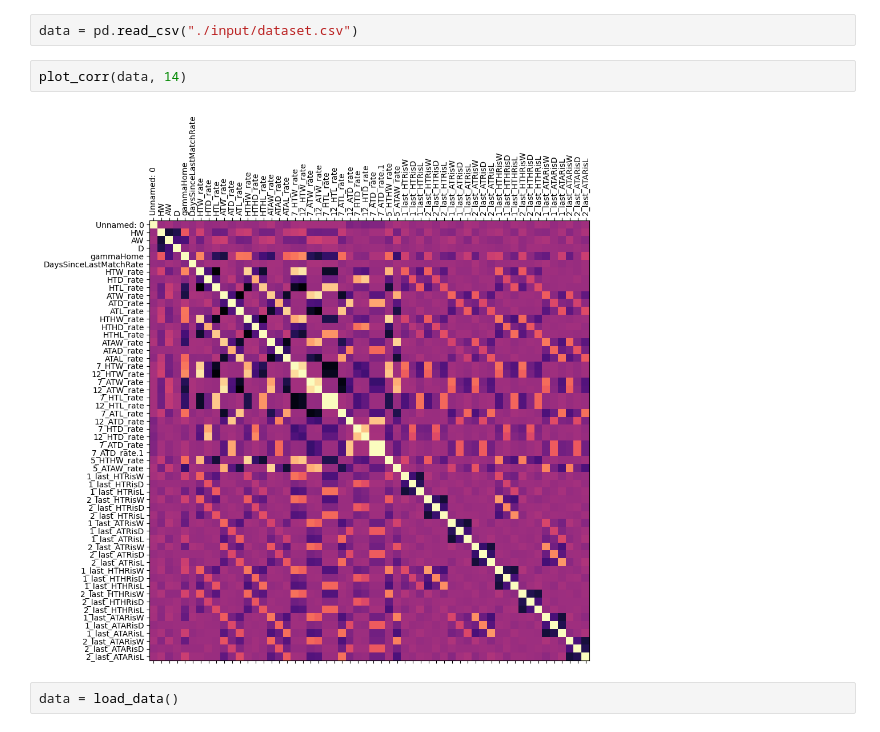
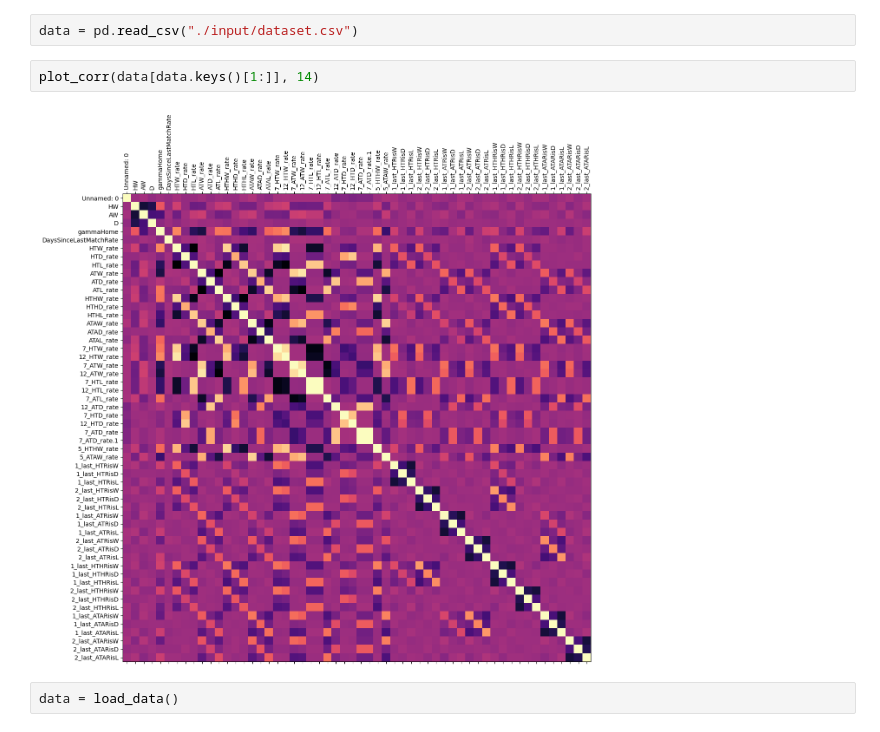
Before and after one commit to DDDavides/MLProj, a Jupyter notebook: dataset.ipynb, the cells around one changed output. Drawn from its saved outputs; the diff is of its cells as text.

```diff
--- a/dataset.ipynb
+++ b/dataset.ipynb
@@ -4,9 +4,9 @@ import pandas as pd
 # %%
 data = pd.read_csv("./input/dataset.csv")
 # %%
-plot_corr(data, 14)
+plot_corr(data[data.keys()[1:]], 14)
 # %% [output]
-[figure, old version]
+[figure, new version]
 # %%
 data = load_data()
 # %%
```
Also changed, not shown: 3 other files.
